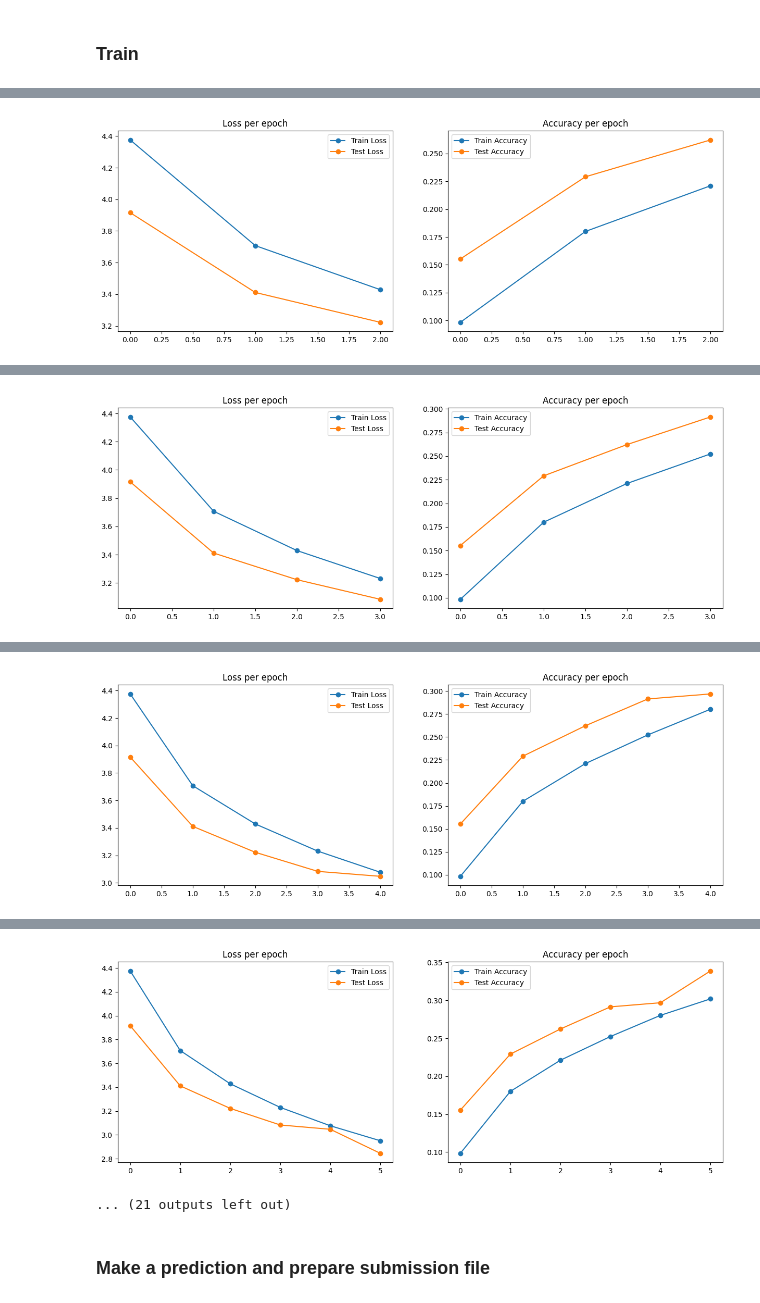
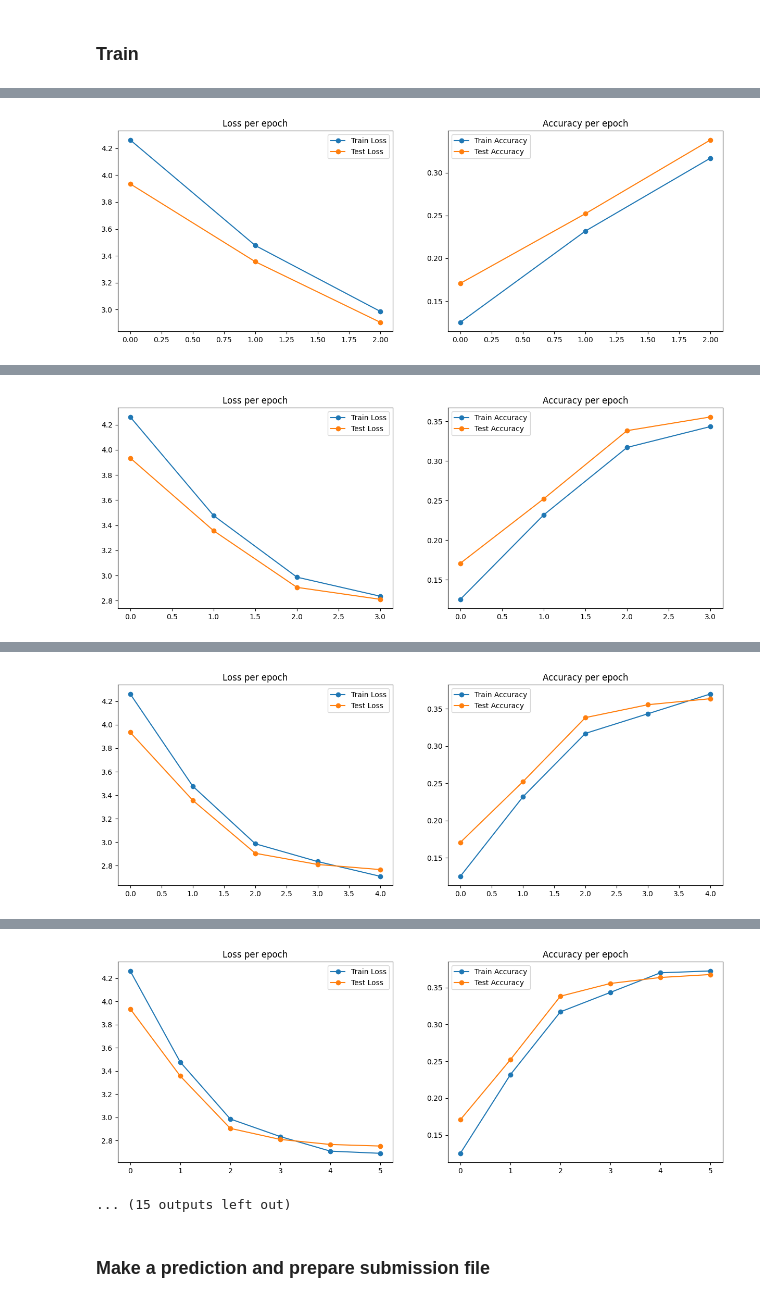
Before and after one commit to mironnn/flg_ml24-cnn, a Jupyter notebook: src/baseline.ipynb, the cells around one changed output, grey strips where cells are left out. Drawn from its saved outputs; the diff is of its cells as text; code cells hidden in the pictures.

```diff
--- a/src/baseline.ipynb
+++ b/src/baseline.ipynb
@@ -160,7 +168,8 @@ Std: tensor([0.2296, 0.2263, 0.2255])
 train_dataset = TinyImageNetDataset(source_folder,
                                     train_split,
                                     transform=train_img_transform,
-                                    target_transform=label_to_id_transform
+                                    target_transform=label_to_id_transform,
+                                    augment_transform=augment_transform
                                     )
 
 train_dataloader = DataLoader(train_dataset, batch_size=128, shuffle=True, num_workers=half_cpus)
@@ -204,6 +216,7 @@ class CnnBlock(nn.Module):
         nn.Conv2d(in_channels,
                   out_channels,
                   kernel_size=kernel_size,
+
                   padding=kernel_size // 2),
         nn.BatchNorm2d(out_channels),
         nn.ReLU()
@@ -216,6 +229,7 @@ class CnnBlock(nn.Module):
                                 padding=kernel_size // 2))
         layers.append(nn.ReLU())
         layers.append(nn.BatchNorm2d(out_channels))
+        layers.append(nn.ReLU())
 
     self.conv_layers = nn.Sequential(*layers)
     self.pool = nn.MaxPool2d(2, 2)
@@ -251,16 +265,16 @@ class FcBlock(nn.Module):
 class BaselineModel(nn.Module):
     def __init__(self):
         super().__init__()
-        self.conv1 = CnnBlock(3, 64, kernel_size=5, n_conv_layers=2)
-        self.conv2 = CnnBlock(64, 128, kernel_size=5, n_conv_layers=2)
-        self.conv3 = CnnBlock(128, 256, kernel_size=3, n_conv_layers=2)
-        self.conv4 = CnnBlock(256, 32, kernel_size=1)
+        self.conv1 = CnnBlock(3, 64, kernel_size=5, n_conv_layers=1)
+        self.conv2 = CnnBlock(64, 128, kernel_size=5, n_conv_layers=1)
+        self.conv3 = CnnBlock(128, 256, kernel_size=5, n_conv_layers=1)
+        self.conv4 = CnnBlock(256, 512, kernel_size=5, n_conv_layers=1)
 
-        self.drop1 = nn.Dropout(p=0.2)
-        self.fc1 = FcBlock(32 * 4 * 4, 512, do_batchnorm=True, activation=nn.ReLU())
+        self.drop1 = nn.Dropout(p=0.1)
+        self.fc1 = FcBlock(512 * 4 * 4, 1024, do_batchnorm=True, activation=nn.ReLU())
 
         self.drop2 = nn.Dropout(p=0.1)
-        self.fc2 = FcBlock(512, 200, do_batchnorm=True)
+        self.fc2 = FcBlock(1024, 200, do_batchnorm=True, activation=nn.ReLU())
 
     def forward(self, x):
         x = self.conv1(x)
@@ -317,11 +345,12 @@ BaselineModel(
 # %%
 train_config = {
     'n_epochs': 25,
-    'lr': 0.005,
-    'batch_size': 64,
+    'lr': 0.001,
+    'batch_size': 128,
 }
 
-optimizer = optim.Adam(model.parameters(), lr=train_config['lr'])
+optimizer = optim.Adam(model.parameters(), lr=train_config['lr'],)
+scheduler = StepLR(optimizer, step_size=2, gamma=0.1)
 criterion = nn.CrossEntropyLoss()
 
 train_dataloader = DataLoader(train_dataset, batch_size=train_config['batch_size'], shuffle=True)
@@ -438,6 +468,7 @@ for epoch in range(train_config['n_epochs']):
     val_avg_loss, val_accuracy = do_val_epoch(model,
                                               criterion,
                                               val_dataloader)
+    scheduler.step()
     history['test_loss'].append(val_avg_loss)
     history['test_accuracy'].append(val_accuracy)
 
@@ -531,4 +562,4 @@ VALIDATION LOSS = 3.22234, VALIDATION ACCURACY = 0.2622
-[figure, old version]
+[figure, new version]
 Saving best model
 
                  ------------------------------ EPOCH: 4 ------------------------------
@@ -549,4 +580,4 @@ VALIDATION LOSS = 3.08323, VALIDATION ACCURACY = 0.2914
-[figure, old version]
+[figure, new version]
 Saving best model
 
                  ------------------------------ EPOCH: 5 ------------------------------
@@ -567,4 +598,4 @@ VALIDATION LOSS = 3.04724, VALIDATION ACCURACY = 0.2968
-[figure, old version]
+[figure, new version]
 Saving best model
 
                  ------------------------------ EPOCH: 6 ------------------------------
@@ -585,5 +616,5 @@ VALIDATION LOSS = 2.84551, VALIDATION ACCURACY = 0.3387
-[figure, old version]
+[figure, new version]
-... (21 outputs left out)
+... (15 outputs left out)
 # %% [markdown]
 ### Make a prediction and prepare submission file
 # %%
```
Also changed, not shown: parts of 12 cells of this notebook, 29 other files.
